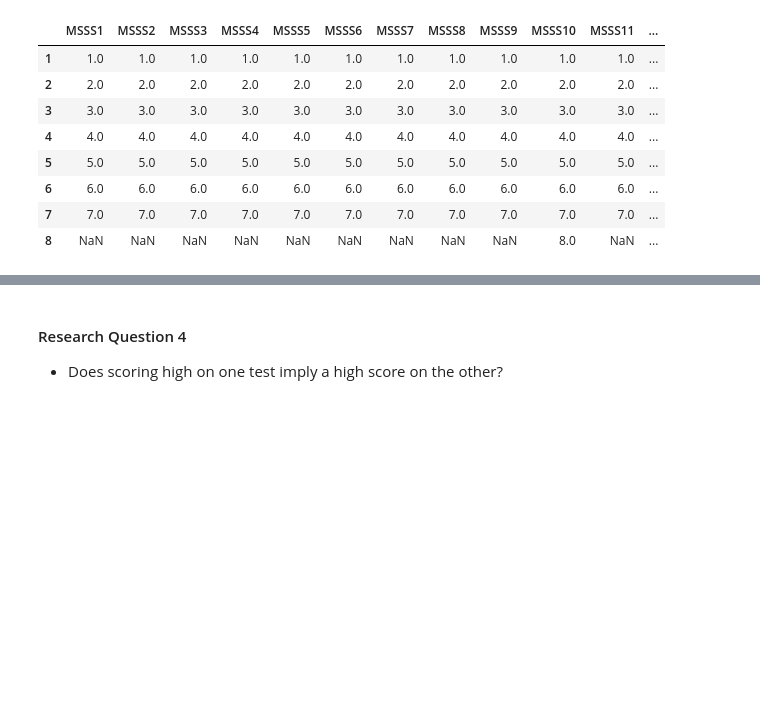
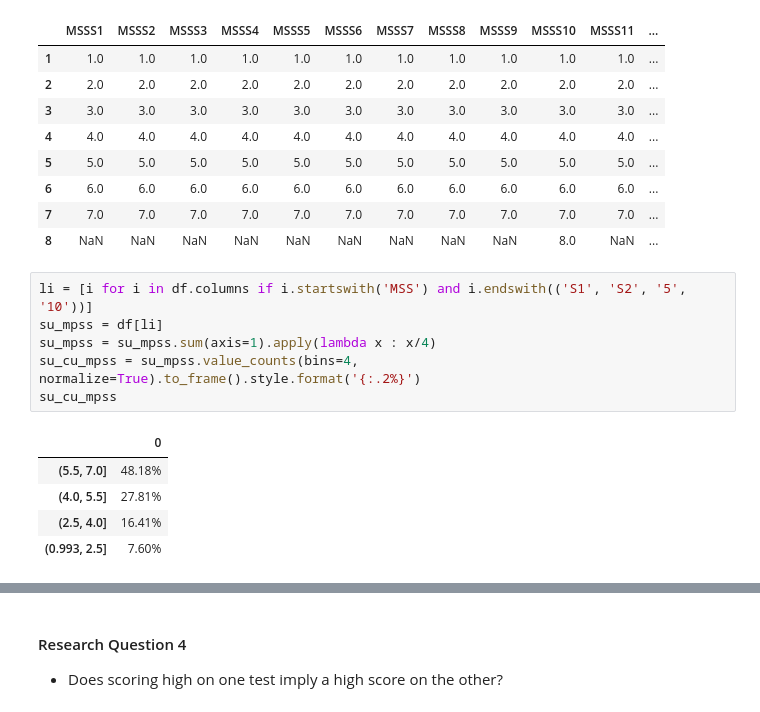
Before and after one commit to brk-a/MentalHealthAnalysis, a Jupyter notebook: exploration.ipynb, the cells around one changed output, grey strips where cells are left out. Drawn from its saved outputs; the diff is of its cells as text; blank space fills up the shorter version.

```diff
--- a/exploration.ipynb
+++ b/exploration.ipynb
@@ -515,3 +531,15 @@ avg_mpss
 | 6 | 6.0 | 6.0 | 6.0 | 6.0 | 6.0 | 6.0 | 6.0 | 6.0 | 6.0 | 6.0 | 6.0 | ... |
 | 7 | 7.0 | 7.0 | 7.0 | 7.0 | 7.0 | 7.0 | 7.0 | 7.0 | 7.0 | 7.0 | 7.0 | ... |
 | 8 | NaN | NaN | NaN | NaN | NaN | NaN | NaN | NaN | NaN | 8.0 | NaN | ... |
+# %%
+li = [i for i in df.columns if i.startswith('MSS') and i.endswith(('S1', 'S2', '5', '10'))]
+su_mpss = df[li]
+su_mpss = su_mpss.sum(axis=1).apply(lambda x : x/4)
+su_cu_mpss = su_mpss.value_counts(bins=4, normalize=True).to_frame().style.format('{:.2%}')
+su_cu_mpss
+# %% [output]
+|  | 0 |
+| (5.5, 7.0] | 48.18% |
+| (4.0, 5.5] | 27.81% |
+| (2.5, 4.0] | 16.41% |
+| (0.993, 2.5] | 7.60% |
```
Also changed, not shown: parts of 8 cells of this notebook.
